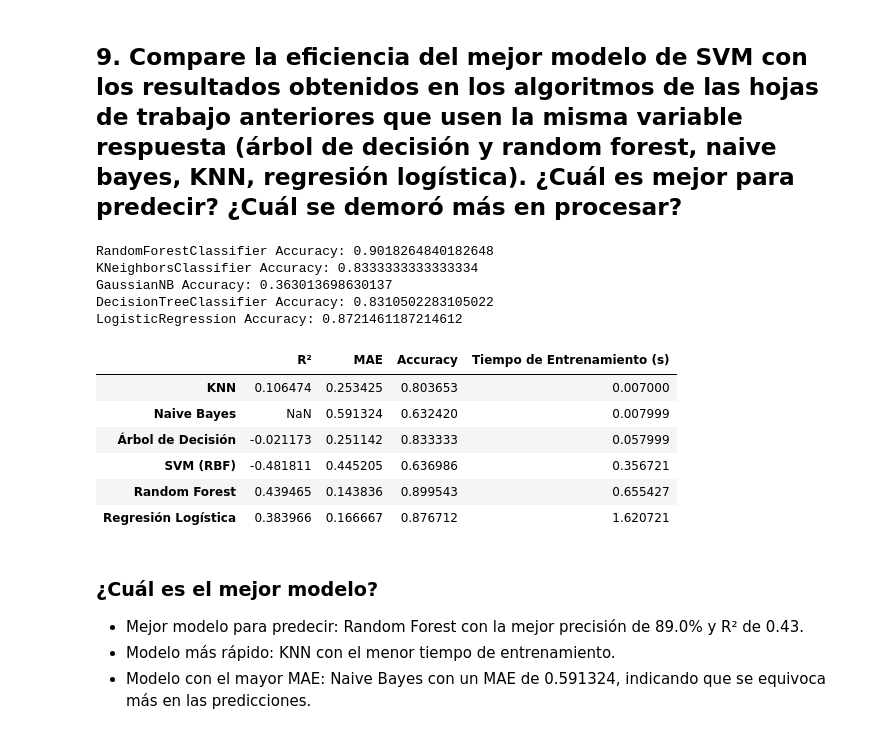
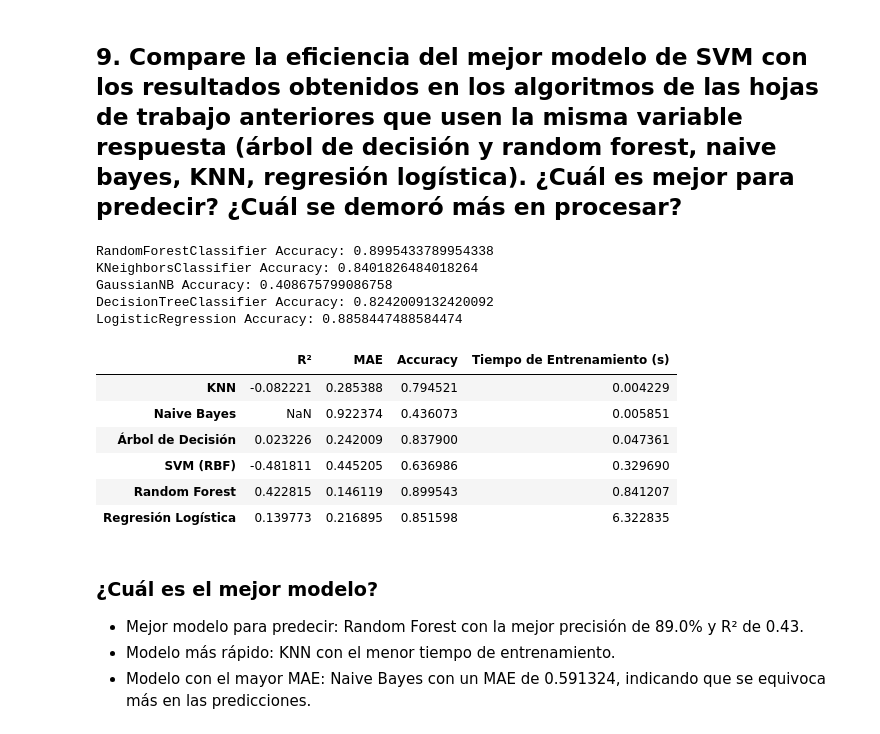
Before and after one commit to EJGDLG/Proyecto2Nuevo, a Jupyter notebook: Proyecto_2_Entrega_6.ipynb, the cells around one changed output. Saved outputs shown, nothing was run; the diff lists cells and outputs as text; code cells hidden in the pictures.

```diff
--- a/Proyecto_2_Entrega_6.ipynb
+++ b/Proyecto_2_Entrega_6.ipynb
@@ -711,8 +711,8 @@ X_test[categorical_cols] = categorical_imputer.transform(X_test[categorical_cols
 label_encoder = OrdinalEncoder(handle_unknown='use_encoded_value', unknown_value=-1)
 
 for column in categorical_cols:
-    X_train[column] = label_encoder.fit_transform(X_train[column].astype(str))
-    X_test[column] = label_encoder.transform(X_test[column].astype(str))
+    X_train[column] = label_encoder.fit_transform(X_train[[column]].astype(str))
+    X_test[column] = label_encoder.transform(X_test[[column]].astype(str))
 
 scaler = StandardScaler()
 X_train_scaled = scaler.fit_transform(X_train[numeric_cols])  # Solo escalar las numéricas
@@ -1014,46 +1020,49 @@ models = {
     "KNN": KNeighborsClassifier(),
     "Regresión Logística": LogisticRegression(max_iter=1000)
 }
 
-X_train, X_test, y_train, y_test = train_test_split(X, y, test_size=0.3, random_state=42)
+# Usa los conjuntos preprocesados
+X_train.columns = X_train.columns.astype(str)
+X_test.columns = X_test.columns.astype(str)
 
+# Continúa con tu ciclo de modelos
 results = {}
 
 for model_name, model in models.items():
     start_time = time.time()
-    model.fit(X_train, y_train)
+    model.fit(X_train, y_train.ravel())  # Usa .ravel() para convertir y_train a 1D si es necesario
     training_time = time.time() - start_time
 
     y_pred = model.predict(X_test)
 
     accuracy = accuracy_score(y_test, y_pred)
     r2 = r2_score(y_test, y_pred) if model_name != "Naive Bayes" else None
     mae = mean_absolute_error(y_test, y_pred)
 
     results[model_name] = {
         "R²": r2,
         "MAE": mae,
         "Accuracy": accuracy,
         "Tiempo de Entrenamiento (s)": training_time
     }
 
 results_df = pd.DataFrame(results).T
 results_df.sort_values(by="Tiempo de Entrenamiento (s)", ascending=True, inplace=True)
 
 results_df
 # %% [output]
-RandomForestClassifier Accuracy: 0.9018264840182648
-KNeighborsClassifier Accuracy: 0.8333333333333334
-GaussianNB Accuracy: 0.363013698630137
-DecisionTreeClassifier Accuracy: 0.8310502283105022
-LogisticRegression Accuracy: 0.8721461187214612
+RandomForestClassifier Accuracy: 0.8995433789954338
+KNeighborsClassifier Accuracy: 0.8401826484018264
+GaussianNB Accuracy: 0.408675799086758
+DecisionTreeClassifier Accuracy: 0.8242009132420092
+LogisticRegression Accuracy: 0.8858447488584474
 |  | R² | MAE | Accuracy | Tiempo de Entrenamiento (s) |
-| KNN | 0.106474 | 0.253425 | 0.803653 | 0.007000 |
-| Naive Bayes | NaN | 0.591324 | 0.632420 | 0.007999 |
-| Árbol de Decisión | -0.021173 | 0.251142 | 0.833333 | 0.057999 |
-| SVM (RBF) | -0.481811 | 0.445205 | 0.636986 | 0.356721 |
-| Random Forest | 0.439465 | 0.143836 | 0.899543 | 0.655427 |
-| Regresión Logística | 0.383966 | 0.166667 | 0.876712 | 1.620721 |
+| KNN | -0.082221 | 0.285388 | 0.794521 | 0.004229 |
+| Naive Bayes | NaN | 0.922374 | 0.436073 | 0.005851 |
+| Árbol de Decisión | 0.023226 | 0.242009 | 0.837900 | 0.047361 |
+| SVM (RBF) | -0.481811 | 0.445205 | 0.636986 | 0.329690 |
+| Random Forest | 0.422815 | 0.146119 | 0.899543 | 0.841207 |
+| Regresión Logística | 0.139773 | 0.216895 | 0.851598 | 6.322835 |
 # %% [markdown]
 ### ¿Cuál es el mejor modelo?
 - Mejor modelo para predecir: Random Forest con la mejor precisión de 89.0% y R² de 0.43.
```
Also changed, not shown: parts of 19 cells of this notebook.
